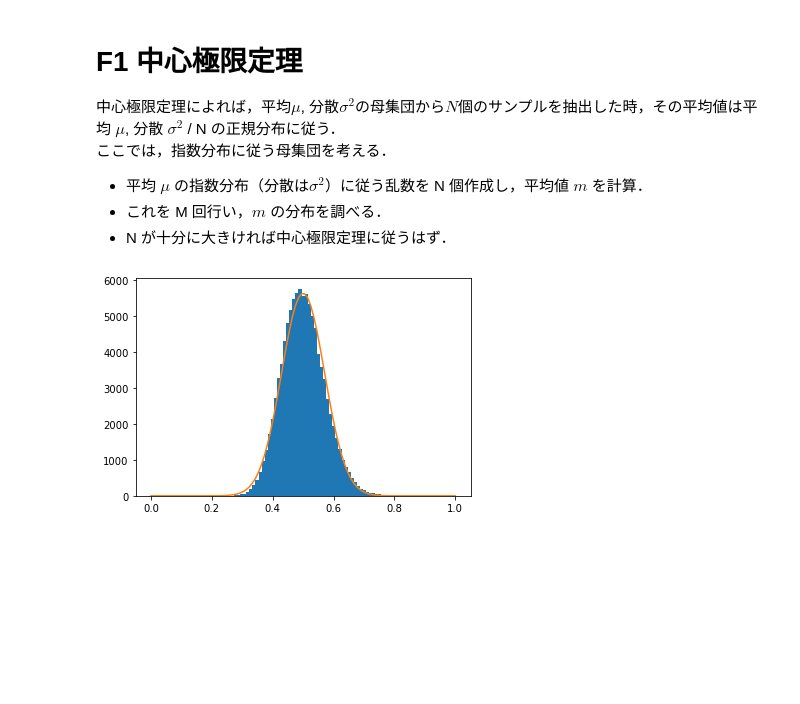
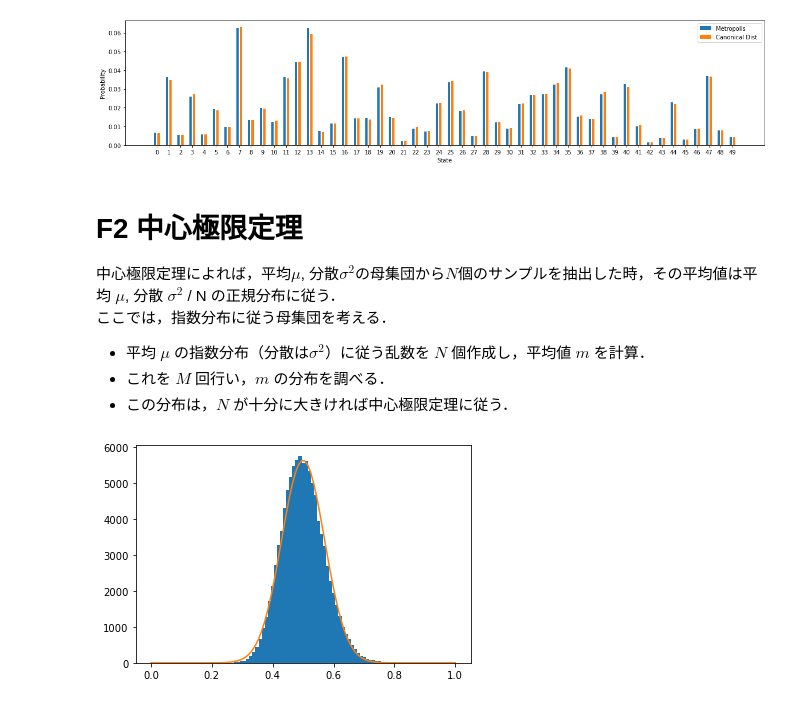
Before and after one commit to stoyabe/biophys, a Jupyter notebook: F_fluctuation.ipynb, the cells around one changed output. Saved outputs shown, nothing was run; the diff lists cells and outputs as text; code cells hidden in the pictures; blank space fills up the shorter version.

```diff
--- a/F_fluctuation.ipynb
+++ b/F_fluctuation.ipynb
@@ -1,12 +6,56 @@
+# %%
+import numpy as np # 計算用ライブラリ
+import matplotlib.pyplot as plt  # プロット用ライブラリ
+
+stepN = 10000 # 計算するステップ数
+N = 50 # 状態の数
+
+e = np.random.randn(N) # 各状態のエネルギー（kBT） をランダムに設定
+
+w = np.zeros([N, N]) # 遷移確率の行列
+for i in range(N):
+    for j in range(N):
+        w[i, j] = np.min([1, np.exp(e[i]-e[j])])
+
+
+c = np.zeros(N) # カウント
+
+state = 0
+c[state] += 1
+
+for i in range(stepN-1):
+    next = (state + np.random.randint(N))%N # 今の状態以外のどちらかの状態をランダムに選ぶ．
+    r = np.random.rand()
+    if r>w[state, next]: # 棄却？
+        next = state
+    state = next
+    c[state] += 1
+
+
+peq = np.exp(-e)/np.sum(np.exp(-e))
+
+x = np.arange(N) # 横軸
+
+plt.figure(figsize=(20,4))
+
+plt.bar(x-0.15, c/stepN, width = 0.2, label = 'Metropolis')
+plt.bar(x+0.15, peq, width = 0.2, label = 'Canonical Dist.')
+plt.xticks(x)
+plt.xlabel('State')
+plt.ylabel('Probability')
+plt.legend()
+plt.show()
+# %% [output]
+[figure, added]
 # %% [markdown]
-# F1 中心極限定理
+# F2 中心極限定理
 
 中心極限定理によれば，平均$\mu$, 分散$\sigma^2$の母集団から$N$個のサンプルを抽出した時，その平均値は平均 $\mu$, 分散 $\sigma^2$ / N の正規分布に従う．<br>
 ここでは，指数分布に従う母集団を考える．
 
-- 平均 $\mu$ の指数分布（分散は$\sigma^2$）に従う乱数を N 個作成し，平均値 $m$ を計算．
-- これを M 回行い，$m$ の分布を調べる．
-- N が十分に大きければ中心極限定理に従うはず．
+- 平均 $\mu$ の指数分布（分散は$\sigma^2$）に従う乱数を $N$ 個作成し，平均値 $m$ を計算．
+- これを $M$ 回行い，$m$ の分布を調べる．
+- この分布は，$N$ が十分に大きければ中心極限定理に従う．
 # %%
 import numpy as np # 計算用ライブラリ
 import matplotlib.pyplot as plt  # プロット用ライブラリ
```
Also changed, not shown: parts of 6 cells of this notebook.
